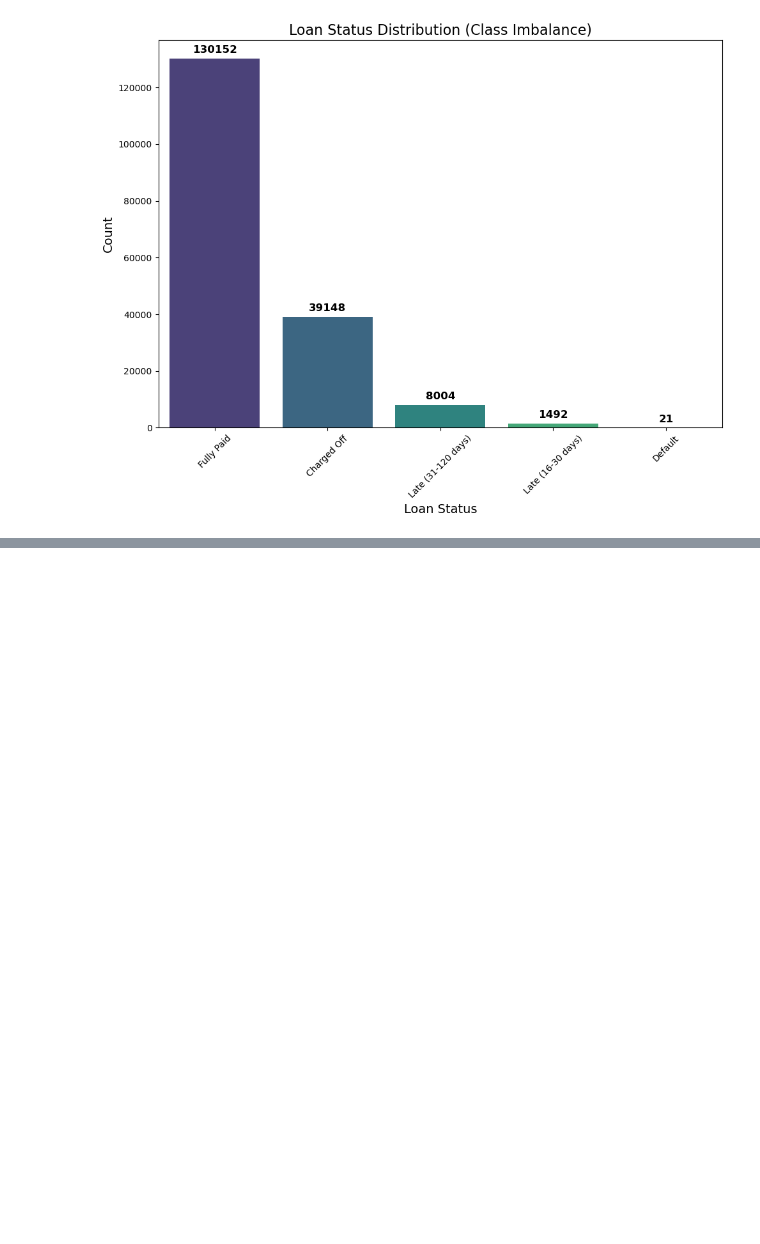
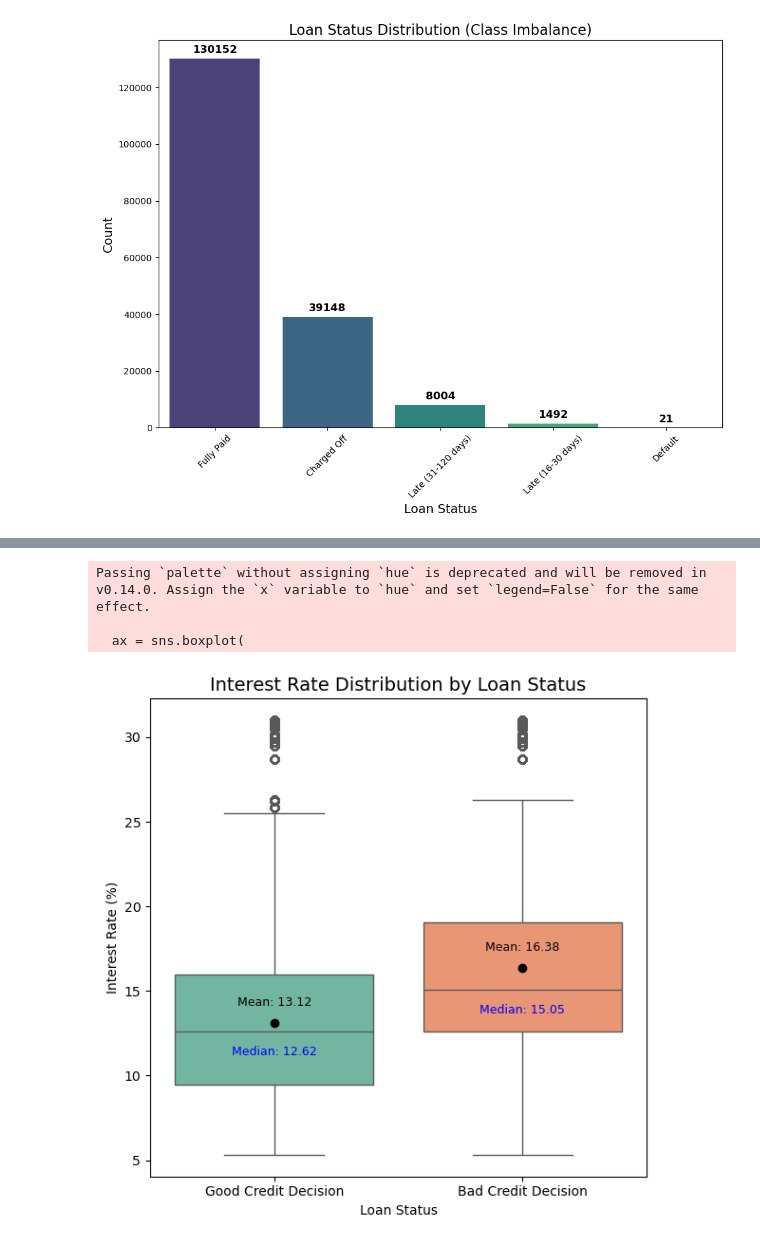
Before and after one commit to nfrank6-depaul/credit-decisioning, a Jupyter notebook: notebooks/eda.ipynb, the cells around one changed output, grey strips where cells are left out. Drawn from its saved outputs; the diff is of its cells as text; code cells hidden in the pictures; blank space fills up the shorter version.

```diff
--- a/notebooks/eda.ipynb
+++ b/notebooks/eda.ipynb
@@ -134,0 +402,3 @@ print(df.columns.tolist())
+# %%
+# drop the fico range high feature because it's redundant with fico range low
+df = df.drop(columns=["fico_range_high"])
@@ -134,0 +434,71 @@ print(df.columns.tolist())
+# %%
+import matplotlib.pyplot as plt
+import seaborn as sns
+
+# binary mapping (already good)
+target_map = {
+    "Fully Paid": "Good Credit Decision",
+    "Charged Off": "Bad Credit Decision",
+    "Default": "Bad Credit Decision",
+    "Late (31-120 days)": "Bad Credit Decision",
+    "Late (16-30 days)": "Bad Credit Decision"
+}
+
+df["loan_status_binary"] = df["loan_status"].map(target_map)
+
+plt.figure(figsize=(6, 6))
+ax = sns.boxplot(
+    data=df,
+    x="loan_status_binary",
+    y="int_rate",
+    palette="Set2",
+    showmeans=True,
+    meanprops={"marker": "o",
+               "markerfacecolor": "black",
+               "markeredgecolor": "black"}
+)
+
+plt.title("Interest Rate Distribution by Loan Status", fontsize=14)
+plt.xlabel("Loan Status")
+plt.ylabel("Interest Rate (%)")
+
+# --- Compute stats per group ---
+groups = df.groupby("loan_status_binary")["int_rate"]
+means = groups.mean()
+medians = groups.median()
+
+# dynamic vertical offset based on y-axis range
+ymin, ymax = ax.get_ylim()
+offset = (ymax - ymin) * 0.03  # 3% of the range
+
+# ensure consistent order with the x-axis categories
+categories = ax.get_xticklabels()
+cat_labels = [c.get_text() for c in categories]
+
+for i, cat in enumerate(cat_labels):
+    mean_val = means.loc[cat]
+    med_val = medians.loc[cat]
+
+    # mean label slightly above the mean dot
+    ax.text(
+        i, mean_val + offset,
+        f"Mean: {mean_val:.2f}",
+        ha="center", va="bottom",
+        fontsize=9, color="black"
+    )
+
+    # median label slightly below the median line
+    ax.text(
+        i, med_val - offset,
+        f"Median: {med_val:.2f}",
+        ha="center", va="top",
+        fontsize=9, color="blue"
+    )
+
+plt.tight_layout()
+plt.show()
+# %% [output]
+Passing `palette` without assigning `hue` is deprecated and will be removed in v0.14.0. Assign the `x` variable to `hue` and set `legend=False` for the same effect.
+
+  ax = sns.boxplot(
+[figure, added]
```
Also changed, not shown: parts of 21 cells of this notebook, 2 other files.
